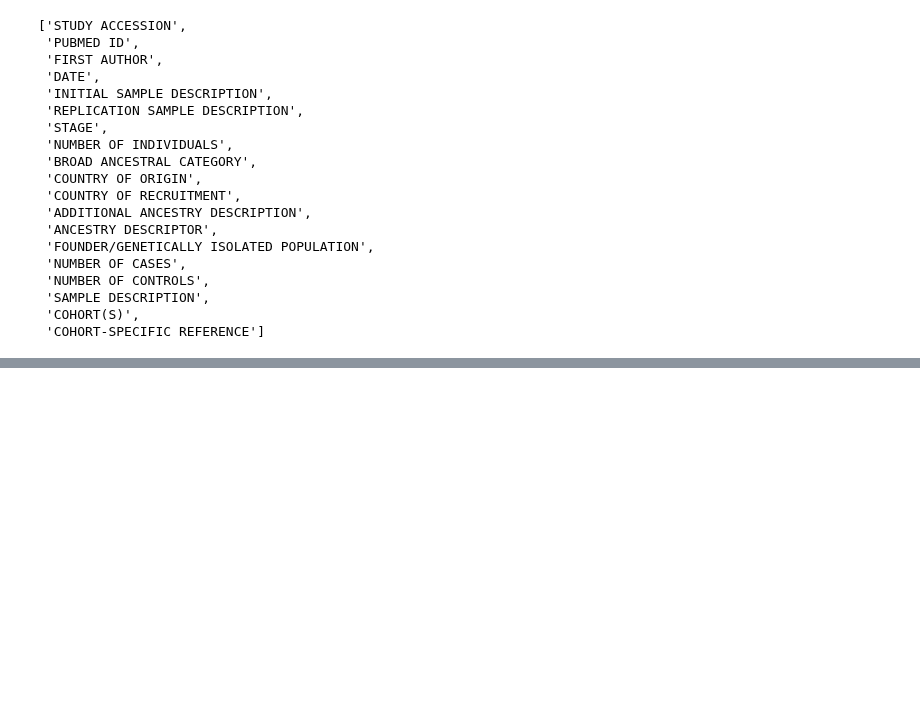
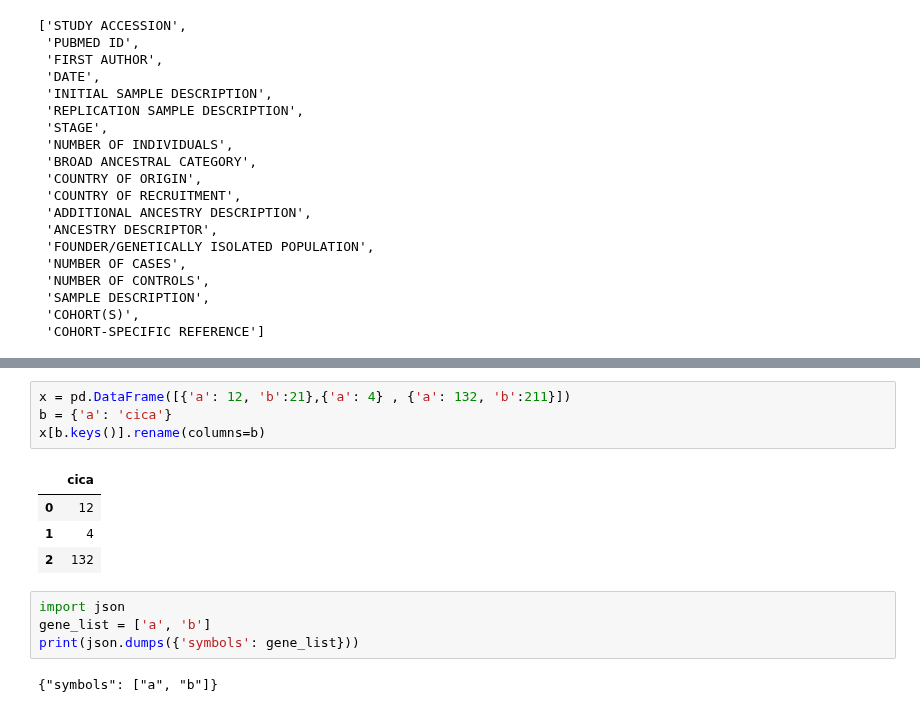
Before and after one commit to DSuveges/random_notebooks, a Jupyter notebook: geneics_v2d_exploration/make_gwas_cat_study_table.ipynb, the cells around one changed output, grey strips where cells are left out. Drawn from its saved outputs; the diff is of its cells as text; blank space fills up the shorter version.

```diff
--- a/geneics_v2d_exploration/make_gwas_cat_study_table.ipynb
+++ b/geneics_v2d_exploration/make_gwas_cat_study_table.ipynb
@@ -98,0 +186,15 @@ ustudies.columns
+# %%
+x = pd.DataFrame([{'a': 12, 'b':21},{'a': 4} , {'a': 132, 'b':211}])
+b = {'a': 'cica'}
+x[b.keys()].rename(columns=b)
+# %% [output]
+|  | cica |
+| 0 | 12 |
+| 1 | 4 |
+| 2 | 132 |
+# %%
+import json
+gene_list = ['a', 'b']
+print(json.dumps({'symbols': gene_list}))
+# %% [output]
+{"symbols": ["a", "b"]}
```
Also changed, not shown: parts of 3 cells of this notebook, 8 other files.
